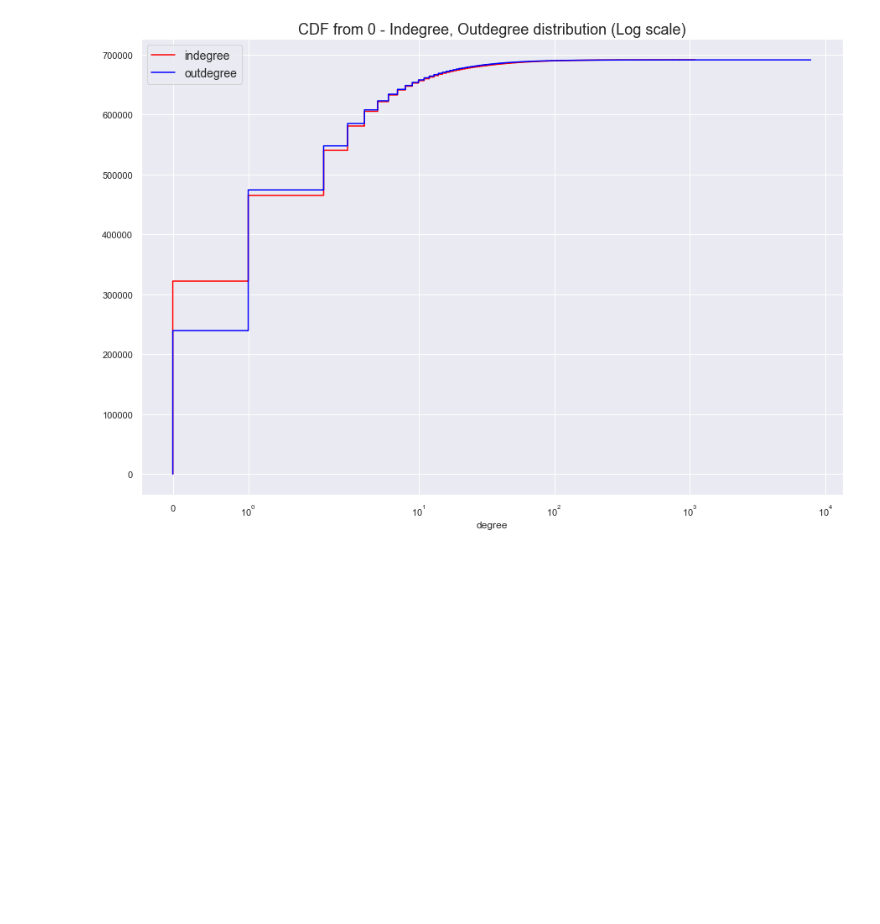
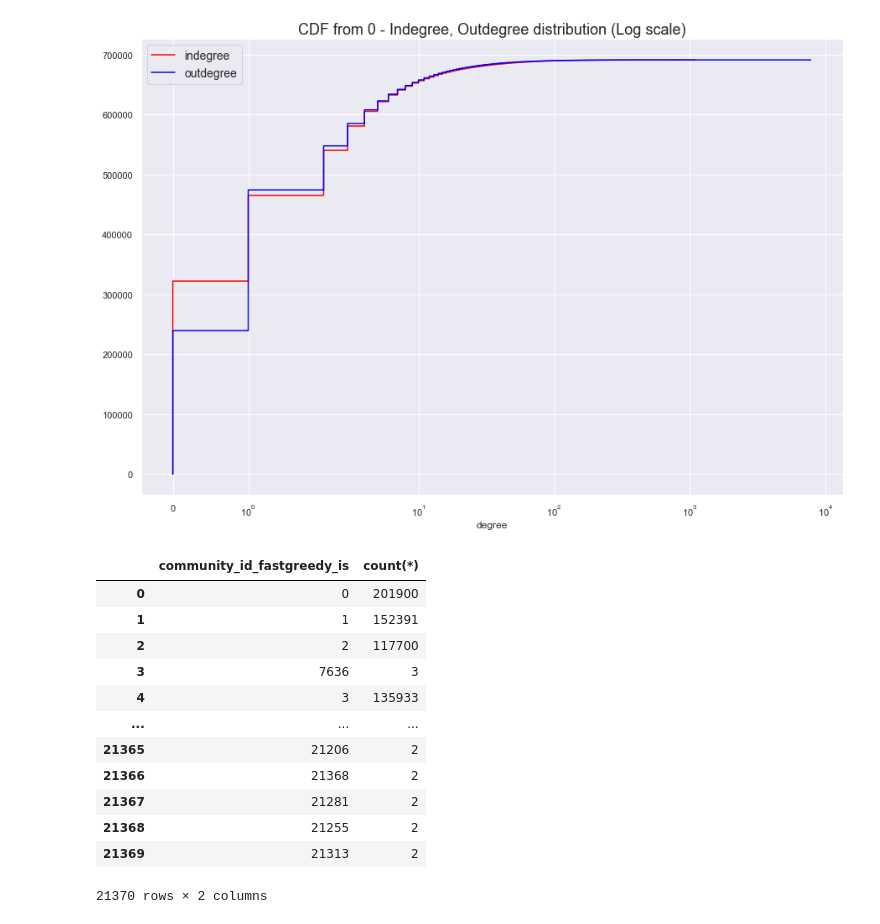
Before and after one commit to tr0up2r/plotting-and-graph-analysis, a Jupyter notebook: cdf_from_zero.ipynb, the cells around one changed output. Cells and saved outputs as stored; diff of their text form; code cells hidden in the pictures; blank space fills up the shorter version.

```diff
--- a/cdf_from_zero.ipynb
+++ b/cdf_from_zero.ipynb
@@ -222,3 +222,21 @@ draw_multiple_cdf(np_result_list5, "CDF from 0 - Indegree, Outdegree distributio
 draw_multiple_cdf_log(np_result_list5, "CDF from 0 - Indegree, Outdegree distribution (Log scale)", colors, legends, 'degree')
 # %% [output]
 [figure]
+# %%
+sql5 = 'select community_id_fastgreedy_is, count(*) from nodes group by community_id_fastgreedy_is;'
+result_df7 = cn.select_query_result_to_df(sql5)
+result_df7
+# %% [output]
+|  | community_id_fastgreedy_is | count(*) |
+| 0 | 0 | 201900 |
+| 1 | 1 | 152391 |
+| 2 | 2 | 117700 |
+| 3 | 7636 | 3 |
+| 4 | 3 | 135933 |
+| ... | ... | ... |
+| 21365 | 21206 | 2 |
+| 21366 | 21368 | 2 |
+| 21367 | 21281 | 2 |
+| 21368 | 21255 | 2 |
+| 21369 | 21313 | 2 |
+21370 rows × 2 columns
```
Also changed, not shown: parts of 2 cells of this notebook.
